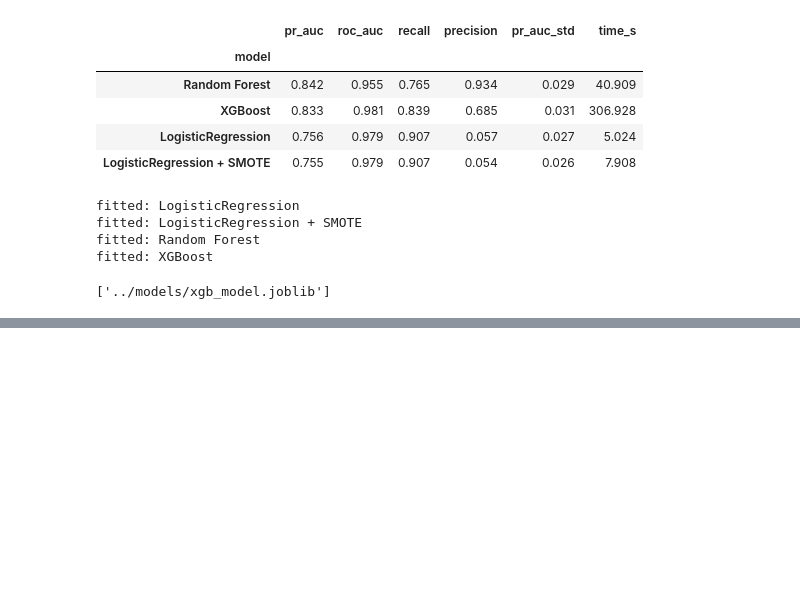
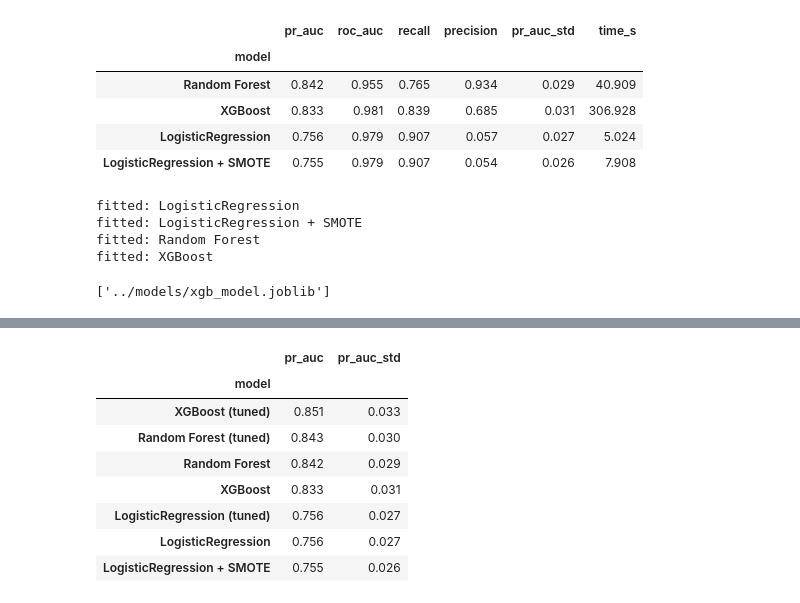
Before and after one commit to isapour0/credit-card-fraud, a Jupyter notebook: notebooks/creditcard_fraud.ipynb, the cells around one changed output, grey strips where cells are left out. Drawn from its saved outputs; the diff is of its cells as text; code cells hidden in the pictures; blank space fills up the shorter version.

```diff
--- a/notebooks/creditcard_fraud.ipynb
+++ b/notebooks/creditcard_fraud.ipynb
@@ -566,0 +635,24 @@ fitted: XGBoost
+# %%
+xgb_hp = {
+    "n_estimators": [200, 300],
+    "learning_rate": [0.01, 0.1, 0.001],
+    "max_depth": [3, 5, 7],
+    "min_child_weight": [1, 3, 5, 7],
+    "subsample": [0.7, 0.8, 0.9, 1],
+    "colsample_bytree": [0.6, 0.4],
+    "scale_pos_weight": [1, 10, 50, 100],
+}
+
+xgb_search = RandomizedSearchCV(
+    XGBClassifier(random_state=RANDOM_STATE),
+    param_distributions=xgb_hp,
+    n_iter=15,
+    scoring="average_precision",
+    cv=skf,
+    n_jobs=1,
+    random_state=RANDOM_STATE,
+    verbose=2,
+)
+xgb_search.fit(X_train_scaler, y_train)
+print("Best PR-AUC:", round(xgb_search.best_score_, 3))
+print("Best params:", xgb_search.best_params_)
@@ -566,0 +677,24 @@ fitted: XGBoost
+# %%
+tuned = {
+    "LogisticRegression (tuned)": lr_search,
+    "Random Forest (tuned)": rf_search,
+    "XGBoost (tuned)": xgb_search,
+}
+
+comparison = cv_results[["pr_auc", "pr_auc_std"]].copy()
+for name, s in tuned.items():
+    i = s.best_index_
+    comparison.loc[name, "pr_auc"] = s.cv_results_["mean_test_score"][i]
+    comparison.loc[name, "pr_auc_std"] = s.cv_results_["std_test_score"][i]
+
+comparison.sort_values("pr_auc", ascending=False).round(3)
+# %% [output]
+|  | pr_auc | pr_auc_std |
+| model |  |  |
+| XGBoost (tuned) | 0.851 | 0.033 |
+| Random Forest (tuned) | 0.843 | 0.030 |
+| Random Forest | 0.842 | 0.029 |
+| XGBoost | 0.833 | 0.031 |
+| LogisticRegression (tuned) | 0.756 | 0.027 |
+| LogisticRegression | 0.756 | 0.027 |
+| LogisticRegression + SMOTE | 0.755 | 0.026 |
```
Also changed, not shown: parts of 5 cells of this notebook.
